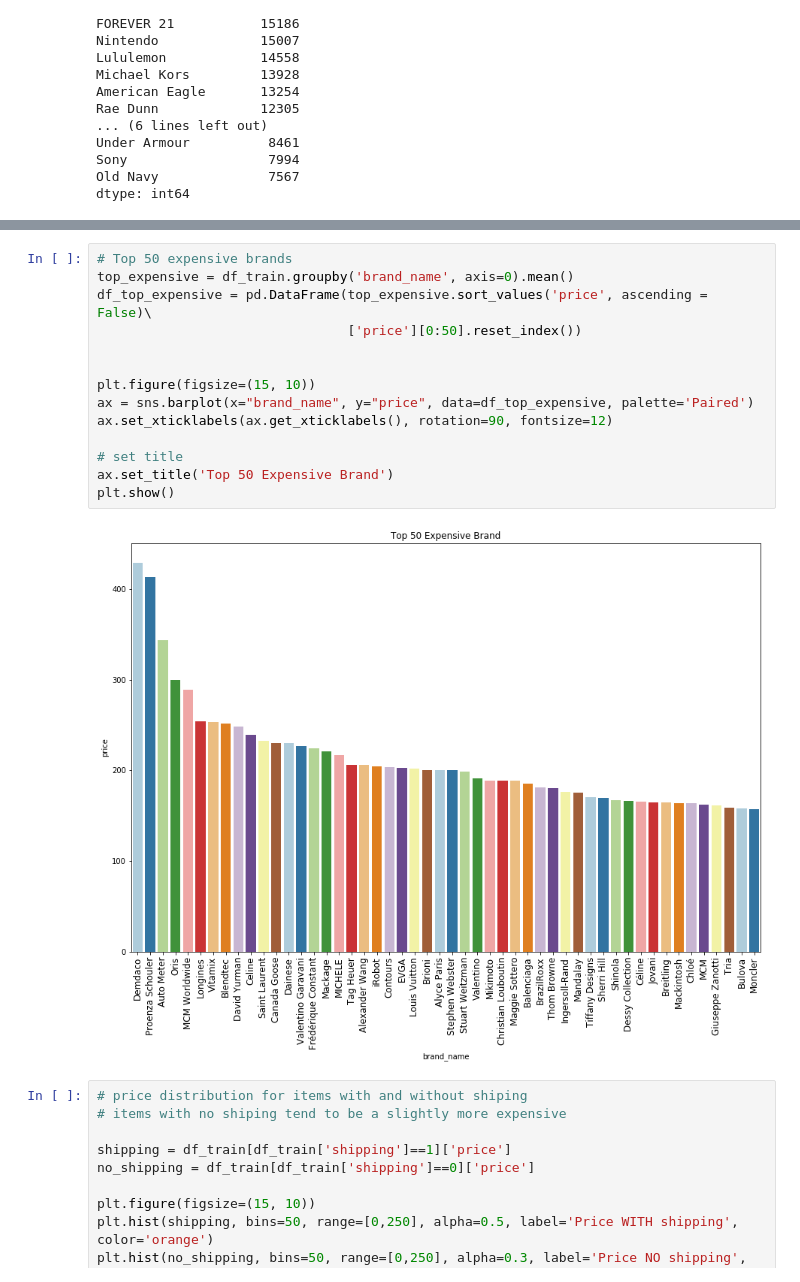
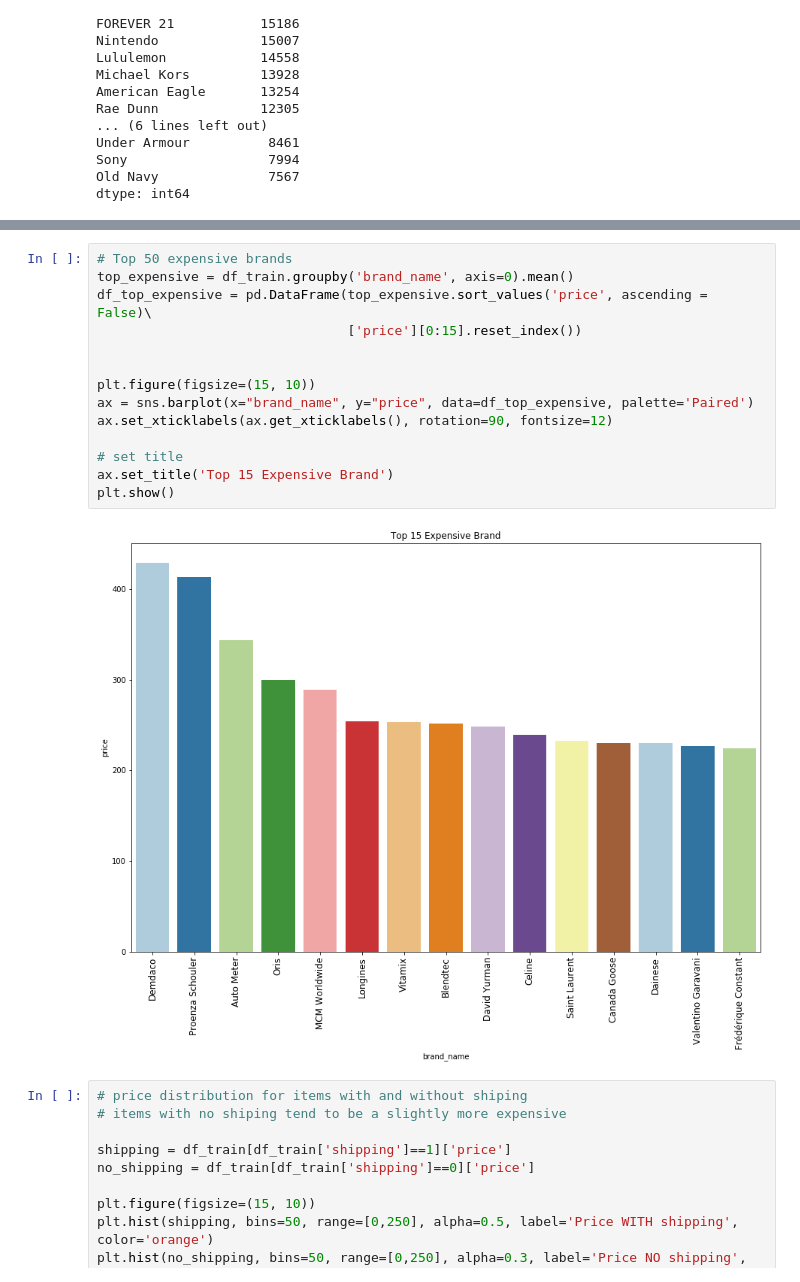
Before and after one commit to asthanameghna/kaggleProject, a Jupyter notebook: Kaggle_Competition.ipynb, the cells around one changed output, grey strips where cells are left out. Saved outputs shown, nothing was run; the diff lists cells and outputs as text.

Commit message:
added more graphs

```diff
--- a/Kaggle_Competition.ipynb
+++ b/Kaggle_Competition.ipynb
@@ -122,19 +122,19 @@ plt.show()
 # %%
 # Top 50 expensive brands
 top_expensive = df_train.groupby('brand_name', axis=0).mean()
 df_top_expensive = pd.DataFrame(top_expensive.sort_values('price', ascending = False)\
-                                ['price'][0:50].reset_index())
+                                ['price'][0:15].reset_index())
 
 
 plt.figure(figsize=(15, 10))
 ax = sns.barplot(x="brand_name", y="price", data=df_top_expensive, palette='Paired')
 ax.set_xticklabels(ax.get_xticklabels(), rotation=90, fontsize=12)
 
 # set title
-ax.set_title('Top 50 Expensive Brand')
+ax.set_title('Top 15 Expensive Brand')
 plt.show()
 # %% [output]
-[figure, old version]
+[figure, new version]
 # %%
 # price distribution for items with and without shiping
 # items with no shiping tend to be a slightly more expensive
```
Also changed, not shown: parts of 24 cells of this notebook.
